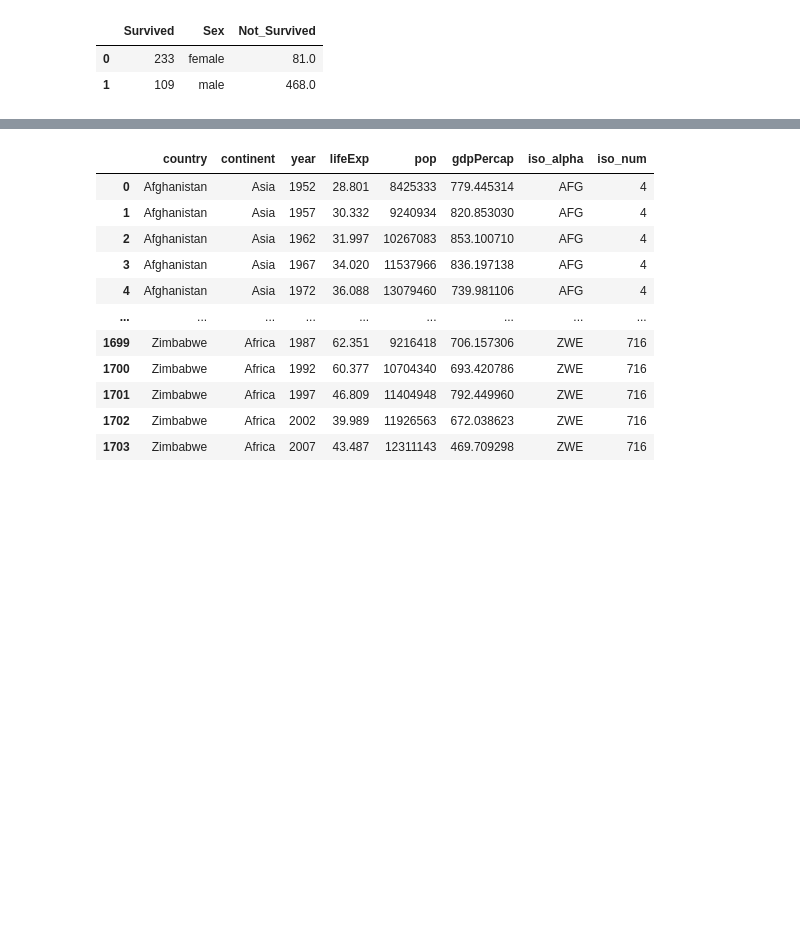
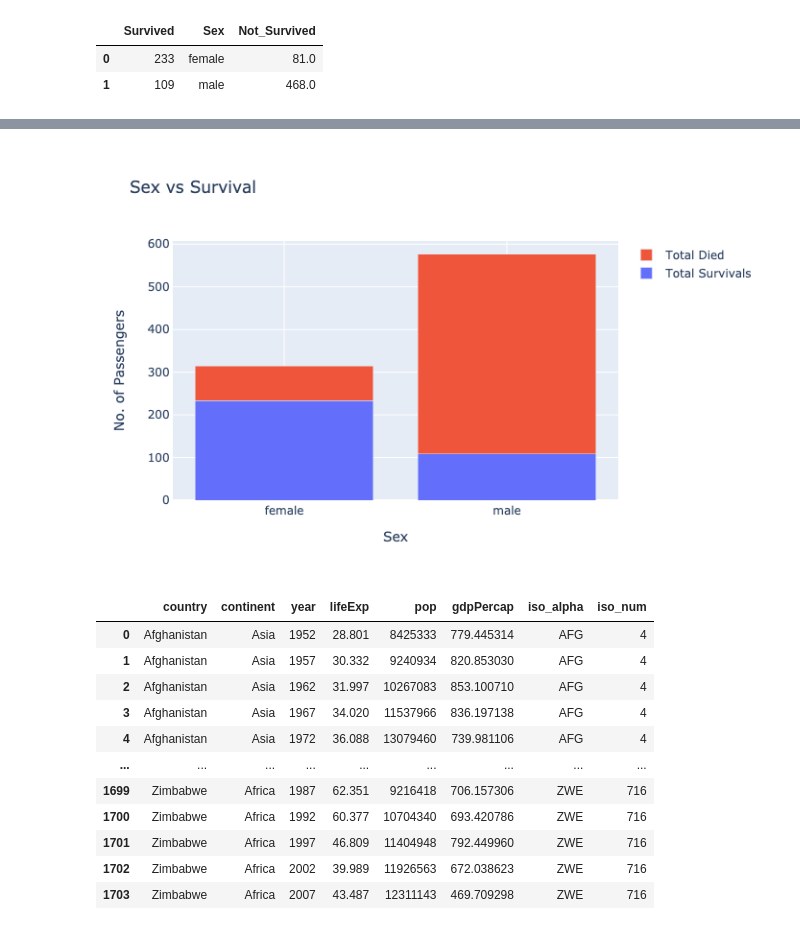
Before and after one commit to singhmnprt01/Data-Visualization, a Jupyter notebook: Python Data Visualization.ipynb, the cells around one changed output, grey strips where cells are left out. Cells and saved outputs as stored; diff of their text form; code cells hidden in the pictures; blank space fills up the shorter version.

```diff
--- a/Python Data Visualization.ipynb
+++ b/Python Data Visualization.ipynb
@@ -319,5 +323,5 @@ fig = go.Figure(data=[
             go.Bar(name='Total Survivals',x=pivot_total['Sex'],y=pivot_total['Survived'],offsetgroup=0),
             go.Bar(name='Total Died',x=pivot_total['Sex'],y=pivot_total['Not_Survived'],offsetgroup=0)
           ])
-fig.update_layout(barmode='stack',title='Sex vs Survival', yaxis_title='No. of Passengers',xaxis_title='Sex').show();
+fig.update_layout(barmode='stack',title='Sex vs Survival', yaxis_title='No. of Passengers',xaxis_title='Sex').show("png");
 # %% [output]
@@ -325,3 +328,4 @@ fig.update_layout(barmode='stack',title='Sex vs Survival', yaxis_title='No. of P
+[figure, added]
 # %%
 # Let us look at some Advance and different charts than Matplotlib
 # For this purpose I have used inbuilt data of plotly
```
Also changed, not shown: parts of 10 cells of this notebook.
